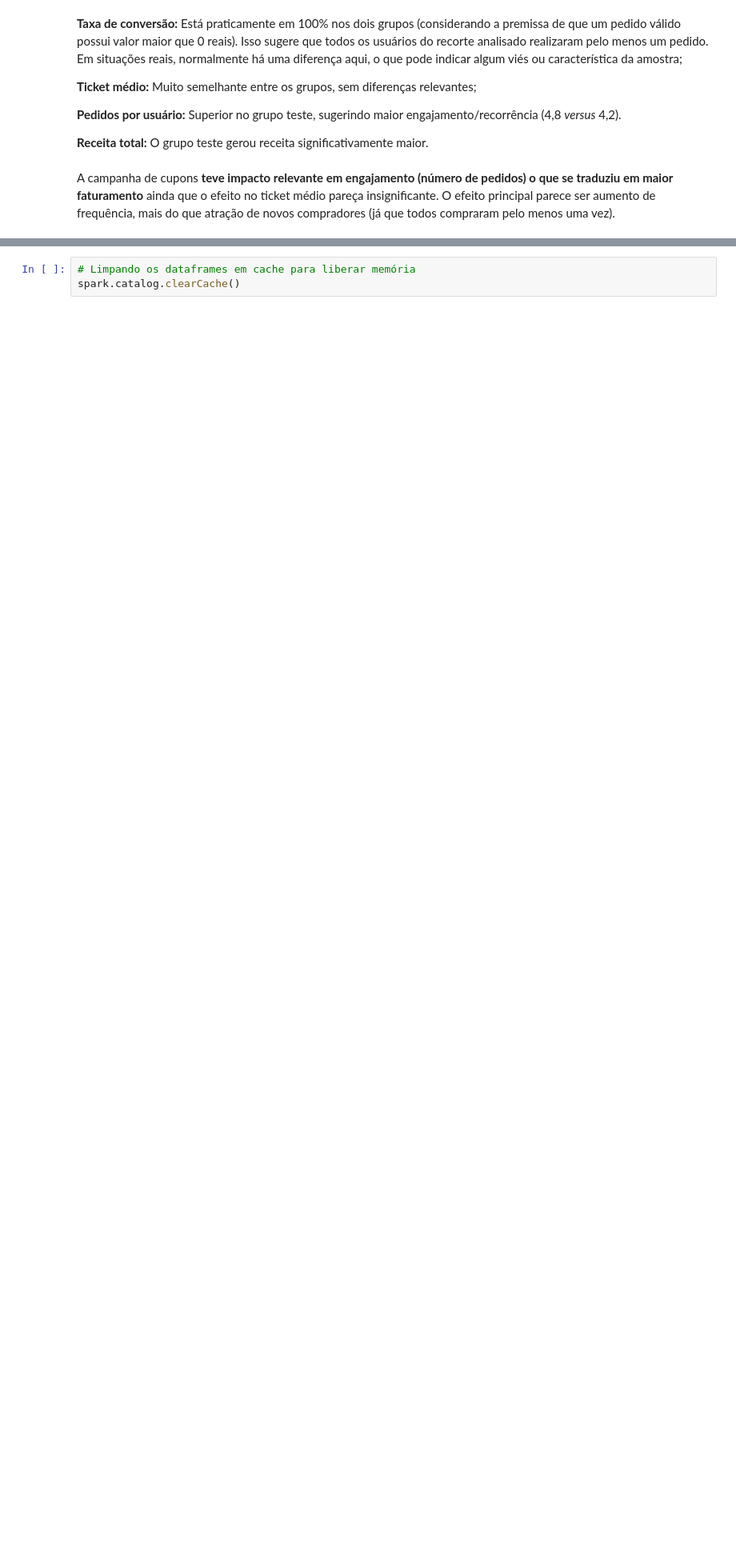
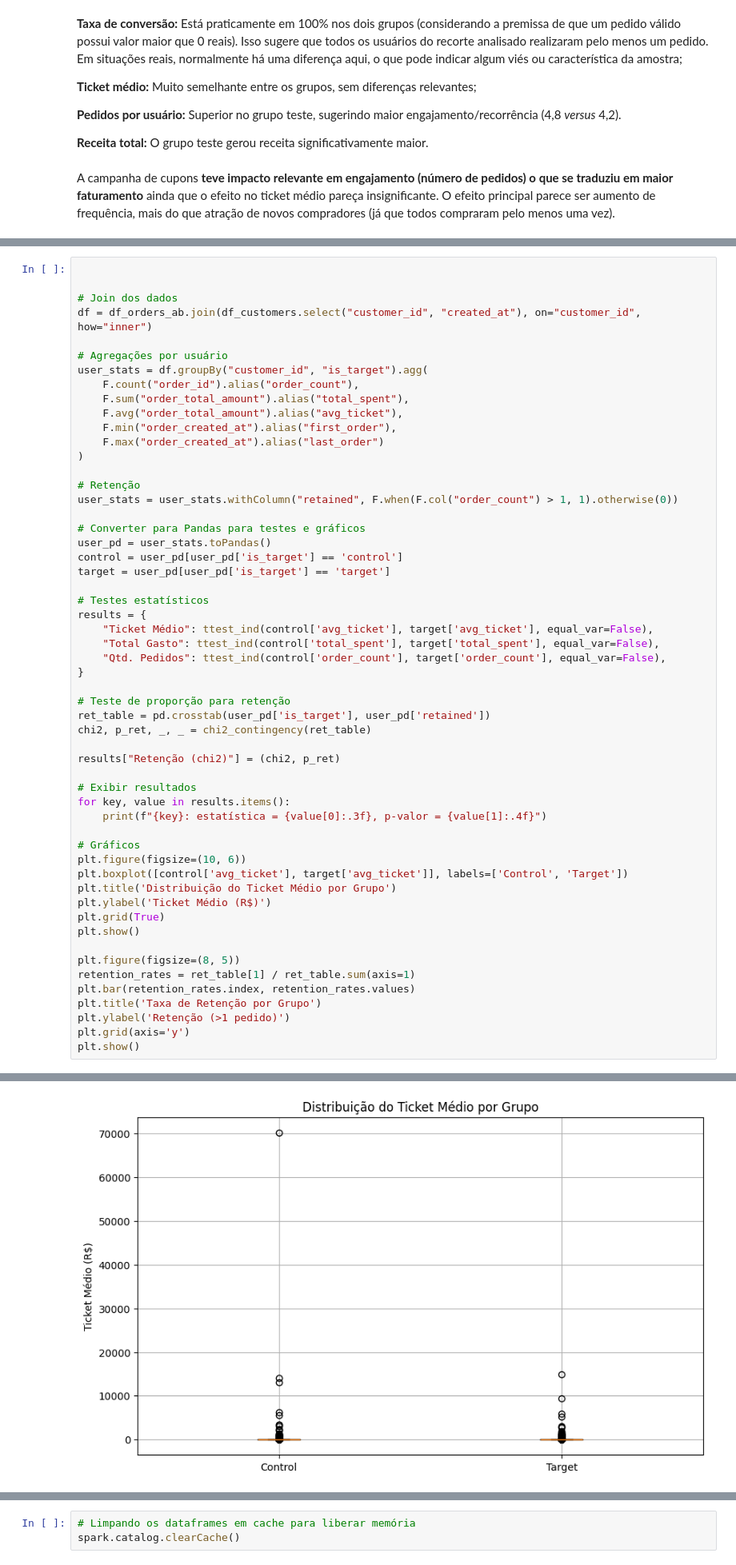
Before and after one commit to Arnaldo-Bastos/Case_Ifood_ArnaldoBastos, a Jupyter notebook: case_iFood.ipynb, the cells around one changed output, grey strips where cells are left out. Shown: that part at 80% size. Cells and saved outputs as stored; diff of their text form; blank space fills up the shorter version.

```diff
--- a/case_iFood.ipynb
+++ b/case_iFood.ipynb
@@ -343,0 +348,56 @@ A campanha de cupons **teve impacto relevante em engajamento (número de pedidos
+# %%
+
+
+# Join dos dados
+df = df_orders_ab.join(df_customers.select("customer_id", "created_at"), on="customer_id", how="inner")
+
+# Agregações por usuário
+user_stats = df.groupBy("customer_id", "is_target").agg(
+    F.count("order_id").alias("order_count"),
+    F.sum("order_total_amount").alias("total_spent"),
+    F.avg("order_total_amount").alias("avg_ticket"),
+    F.min("order_created_at").alias("first_order"),
+    F.max("order_created_at").alias("last_order")
+)
+
+# Retenção
+user_stats = user_stats.withColumn("retained", F.when(F.col("order_count") > 1, 1).otherwise(0))
+
+# Converter para Pandas para testes e gráficos
+user_pd = user_stats.toPandas()
+control = user_pd[user_pd['is_target'] == 'control']
+target = user_pd[user_pd['is_target'] == 'target']
+
+# Testes estatísticos
+results = {
+    "Ticket Médio": ttest_ind(control['avg_ticket'], target['avg_ticket'], equal_var=False),
+    "Total Gasto": ttest_ind(control['total_spent'], target['total_spent'], equal_var=False),
+    "Qtd. Pedidos": ttest_ind(control['order_count'], target['order_count'], equal_var=False),
+}
+
+# Teste de proporção para retenção
+ret_table = pd.crosstab(user_pd['is_target'], user_pd['retained'])
+chi2, p_ret, _, _ = chi2_contingency(ret_table)
+
+results["Retenção (chi2)"] = (chi2, p_ret)
+
+# Exibir resultados
+for key, value in results.items():
+    print(f"{key}: estatística = {value[0]:.3f}, p-valor = {value[1]:.4f}")
+
+# Gráficos
+plt.figure(figsize=(10, 6))
+plt.boxplot([control['avg_ticket'], target['avg_ticket']], labels=['Control', 'Target'])
+plt.title('Distribuição do Ticket Médio por Grupo')
+plt.ylabel('Ticket Médio (R$)')
+plt.grid(True)
+plt.show()
+
+plt.figure(figsize=(8, 5))
+retention_rates = ret_table[1] / ret_table.sum(axis=1)
+plt.bar(retention_rates.index, retention_rates.values)
+plt.title('Taxa de Retenção por Grupo')
+plt.ylabel('Retenção (>1 pedido)')
+plt.grid(axis='y')
+plt.show()
+# %% [output]
@@ -343,0 +408 @@ A campanha de cupons **teve impacto relevante em engajamento (número de pedidos
+[figure, added]
```
Also changed, not shown: parts of 5 cells of this notebook.
